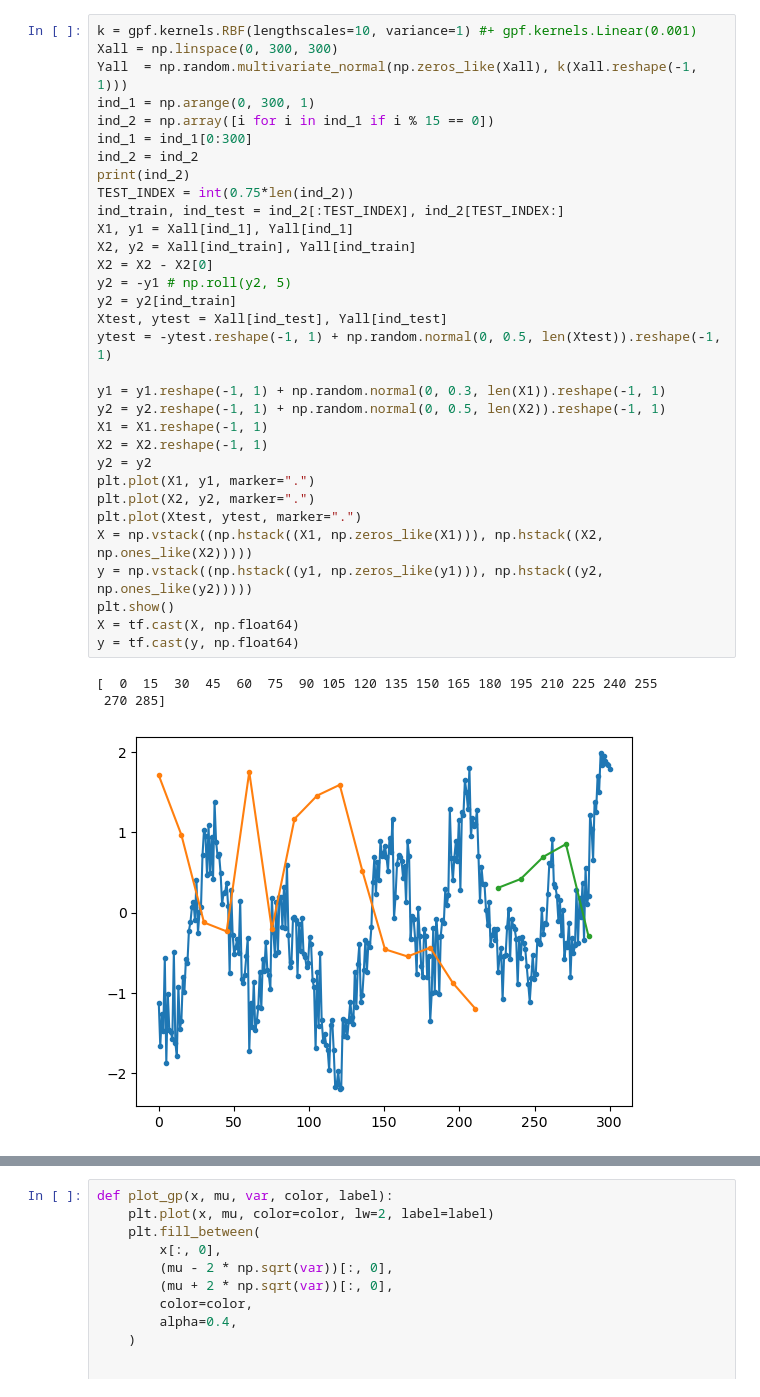
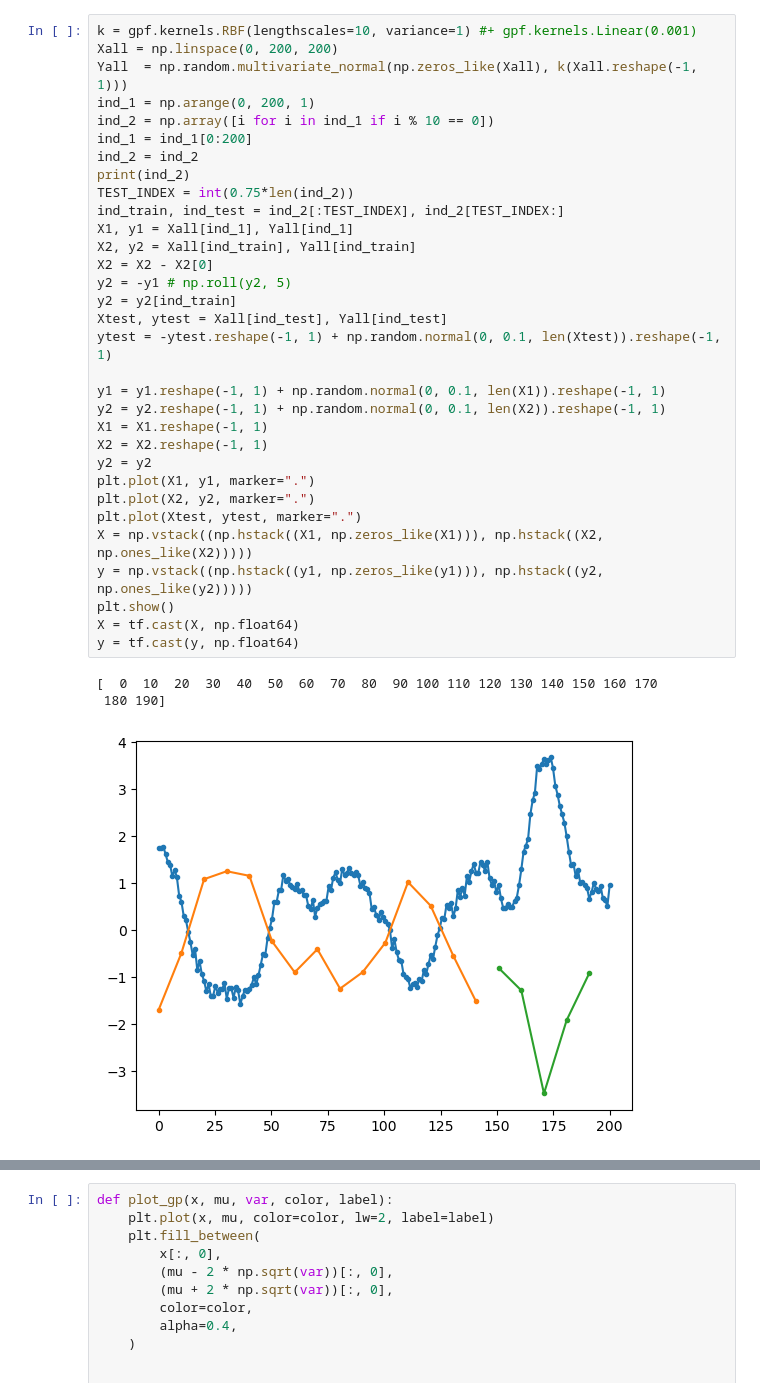
Before and after one commit to JVerbeek/at-gpflow, a Jupyter notebook: lra-kernel-test.ipynb, the cells around one changed output, grey strips where cells are left out. Saved outputs shown, nothing was run; the diff lists cells and outputs as text.

```diff
--- a/lra-kernel-test.ipynb
+++ b/lra-kernel-test.ipynb
@@ -36,39 +36,39 @@ To enable the following instructions: AVX2 AVX512F AVX512_VNNI AVX512_BF16 FMA,
 # %%
 k = gpf.kernels.RBF(lengthscales=10, variance=1) #+ gpf.kernels.Linear(0.001)
-Xall = np.linspace(0, 300, 300)
+Xall = np.linspace(0, 200, 200)
 Yall  = np.random.multivariate_normal(np.zeros_like(Xall), k(Xall.reshape(-1, 1)))
-ind_1 = np.arange(0, 300, 1)
-ind_2 = np.array([i for i in ind_1 if i % 15 == 0])
-ind_1 = ind_1[0:300]
+ind_1 = np.arange(0, 200, 1)
+ind_2 = np.array([i for i in ind_1 if i % 10 == 0])
+ind_1 = ind_1[0:200]
 ind_2 = ind_2
 print(ind_2)
 TEST_INDEX = int(0.75*len(ind_2))
 ind_train, ind_test = ind_2[:TEST_INDEX], ind_2[TEST_INDEX:]
 X1, y1 = Xall[ind_1], Yall[ind_1]
 X2, y2 = Xall[ind_train], Yall[ind_train]
 X2 = X2 - X2[0]
 y2 = -y1 # np.roll(y2, 5)
 y2 = y2[ind_train]
 Xtest, ytest = Xall[ind_test], Yall[ind_test]
-ytest = -ytest.reshape(-1, 1) + np.random.normal(0, 0.5, len(Xtest)).reshape(-1, 1)
+ytest = -ytest.reshape(-1, 1) + np.random.normal(0, 0.1, len(Xtest)).reshape(-1, 1)
 
-y1 = y1.reshape(-1, 1) + np.random.normal(0, 0.3, len(X1)).reshape(-1, 1)
-y2 = y2.reshape(-1, 1) + np.random.normal(0, 0.5, len(X2)).reshape(-1, 1)
+y1 = y1.reshape(-1, 1) + np.random.normal(0, 0.1, len(X1)).reshape(-1, 1)
+y2 = y2.reshape(-1, 1) + np.random.normal(0, 0.1, len(X2)).reshape(-1, 1)
 X1 = X1.reshape(-1, 1)
 X2 = X2.reshape(-1, 1)
 y2 = y2
 plt.plot(X1, y1, marker=".")
 plt.plot(X2, y2, marker=".")
 plt.plot(Xtest, ytest, marker=".")
 X = np.vstack((np.hstack((X1, np.zeros_like(X1))), np.hstack((X2, np.ones_like(X2)))))
 y = np.vstack((np.hstack((y1, np.zeros_like(y1))), np.hstack((y2, np.ones_like(y2)))))
 plt.show()
 X = tf.cast(X, np.float64)
 y = tf.cast(y, np.float64)
 # %% [output]
-[  0  15  30  45  60  75  90 105 120 135 150 165 180 195 210 225 240 255
- 270 285]
+[  0  10  20  30  40  50  60  70  80  90 100 110 120 130 140 150 160 170
+ 180 190]
-[figure, old version]
+[figure, new version]
 # %%
 
 
```
Also changed, not shown: parts of 13 cells of this notebook, 6 other files.
